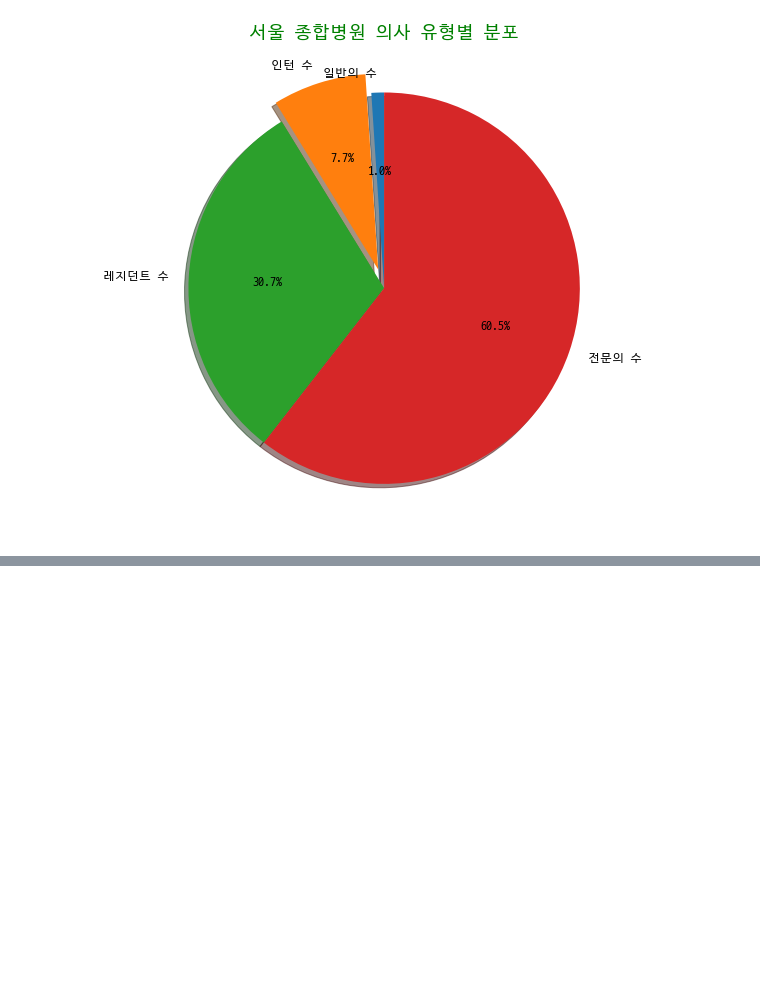
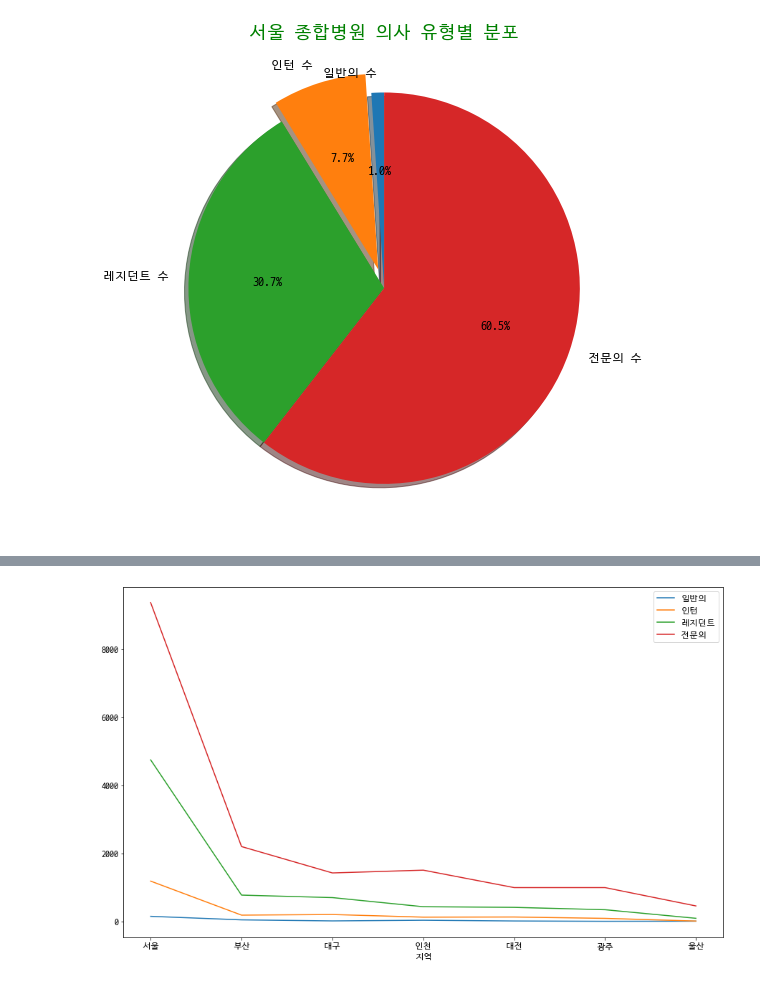
Before and after one commit to MethodFunc/KSA_edu_Daejeon_Basic, a Jupyter notebook: ch12 matpolotlib/12장 연습문제 곽필종.ipynb, the cells around one changed output, grey strips where cells are left out. Drawn from its saved outputs; the diff is of its cells as text; code cells hidden in the pictures; blank space fills up the shorter version.

```diff
--- a/ch12 matpolotlib/12장 연습문제 곽필종.ipynb
+++ b/ch12 matpolotlib/12장 연습문제 곽필종.ipynb
@@ -181,0 +286,5 @@ plt.show()
+# %%
+df2.plot()
+plt.show()
+# %% [output]
+[figure, added]
```
Also changed, not shown: parts of 17 cells of this notebook, 7 other files.
